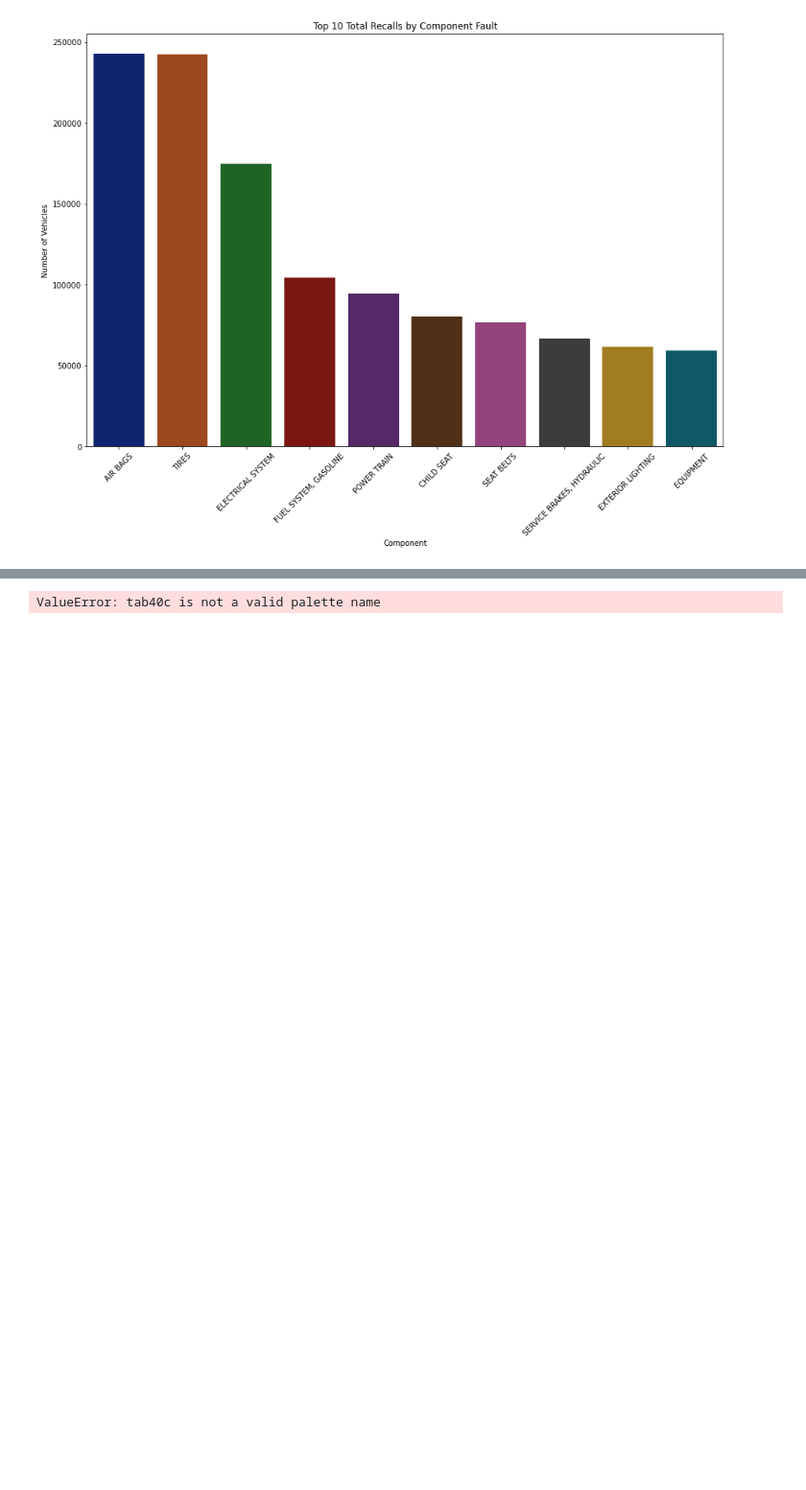
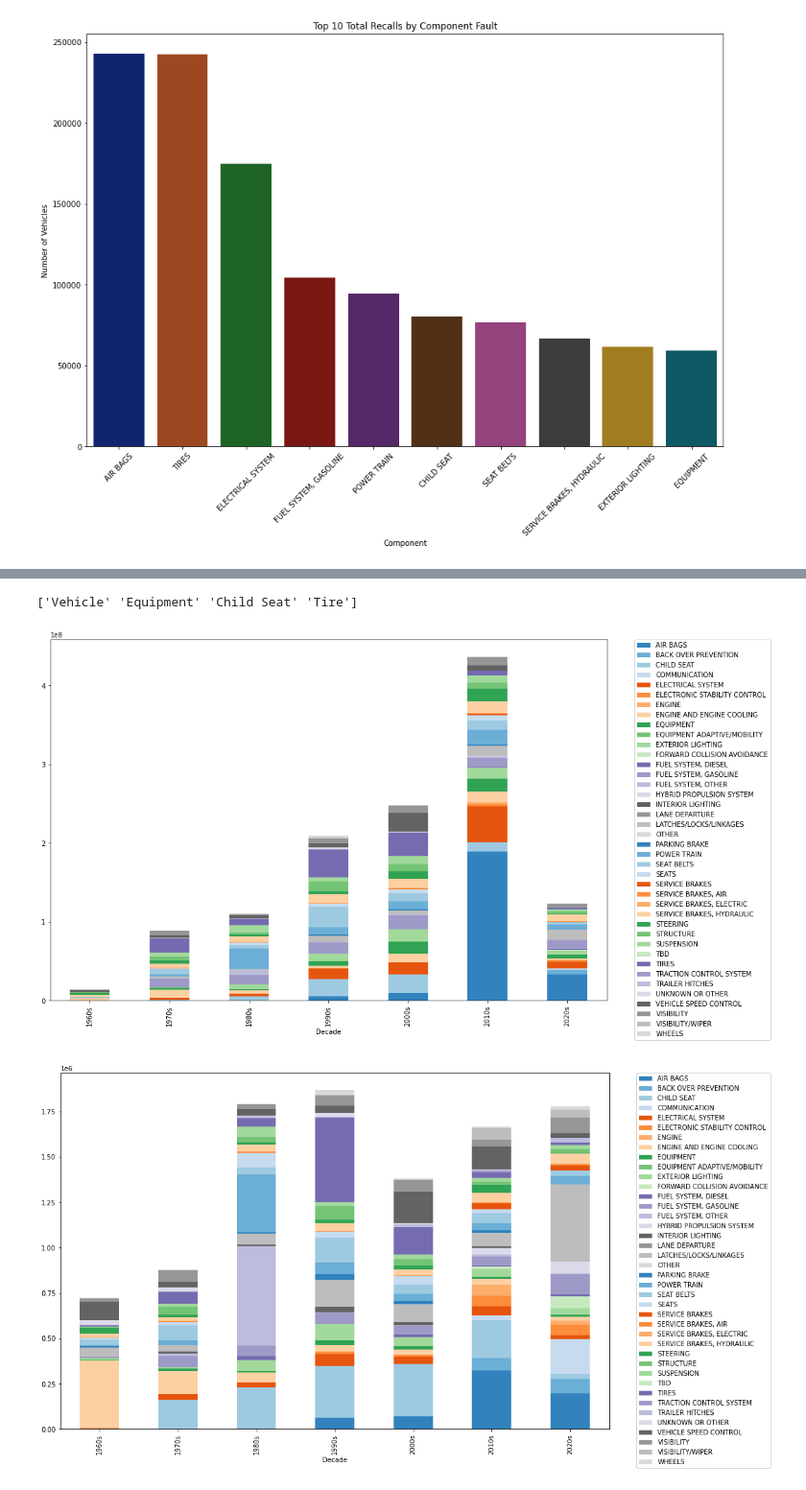
Before and after one commit to jlenehan/US_Auto_Recalls, a Jupyter notebook: Auto Recalls.ipynb, the cells around one changed output, grey strips where cells are left out. Shown at 96% size. Saved outputs shown, nothing was run; the diff lists cells and outputs as text; code cells hidden in the pictures; blank space fills up the shorter version.

```diff
--- a/Auto Recalls.ipynb
+++ b/Auto Recalls.ipynb
@@ -281,22 +318,28 @@ POWER TRAIN                          59400.0
+# %%
+recall_type = recalls['Recall Type'].unique()
+print(recall_type)
+# %% [output]
+['Vehicle' 'Equipment' 'Child Seat' 'Tire']
 # %%
 #getting sum and mean of top 10 by decade
 sum_decade_table = pd.pivot_table(recalls, values='Potentially Affected', index='Decade',
                                   columns='Component', aggfunc=sum)
 mean_decade_table = pd.pivot_table(recalls, values='Potentially Affected', index='Decade',
                                    columns='Component', aggfunc=np.mean)
 
 #setting color palette
-sns.set_palette('tab40c')
+sns.set_palette('tab20c')
 
 #stacked barplot of sum potentially affected
 sum_decade_table.plot(kind='bar',stacked=True)
 plt.legend(bbox_to_anchor=(1.05, 1), loc='upper left', borderaxespad=0)
 plt.show()
 
 #stacked barplot of mean potentially affected
 mean_decade_table.plot(kind='bar',stacked=True)
 plt.legend(bbox_to_anchor=(1.05, 1), loc='upper left', borderaxespad=0)
 plt.show()
 # %% [output]
-ValueError: tab40c is not a valid palette name
+[figure, added]
+[figure, added]
 # %%
```
Also changed, not shown: parts of 2 cells of this notebook.
